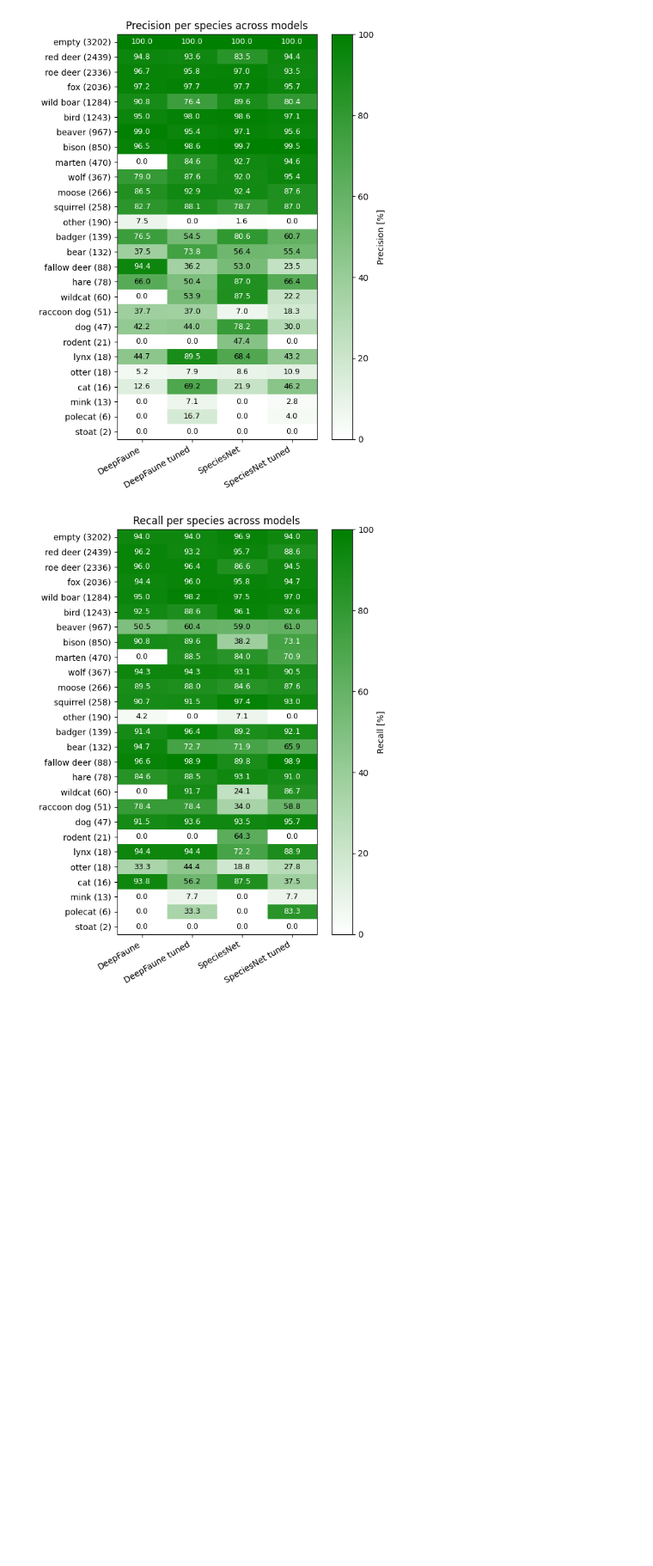
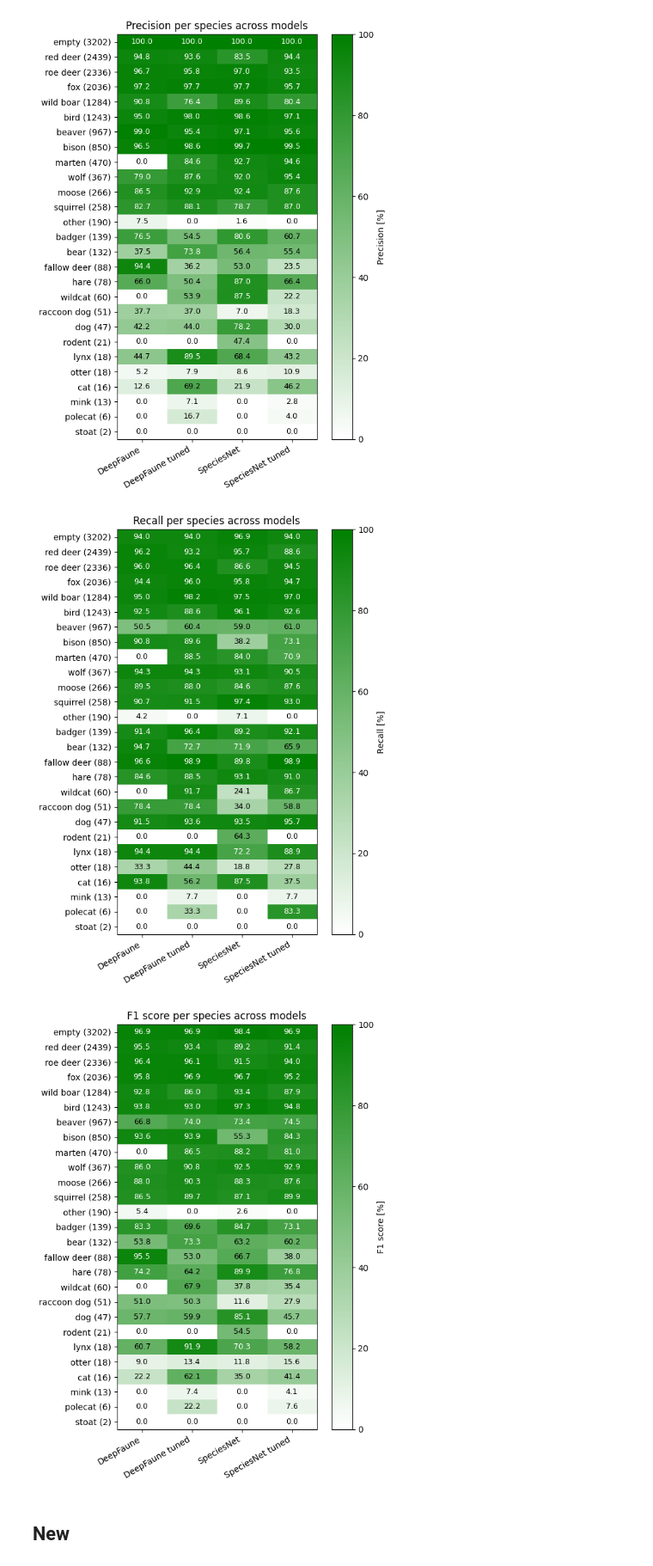
Before and after one commit to PLKplkPLK/mgr, a Jupyter notebook: 4_statistics_plots.ipynb, the cells around one changed output. Shown at 86% size. Drawn from its saved outputs; the diff is of its cells as text; code cells hidden in the pictures; blank space fills up the shorter version.

Commit message:
F1 score

```diff
--- a/4_statistics_plots.ipynb
+++ b/4_statistics_plots.ipynb
@@ -170,9 +170,9 @@ def precision_recall(df: pd.DataFrame):
 # Collect precision and recall data
 precisions = []
 recalls = []
+f1_scores = []
 
-for df, unify_results in zip(dfs, unify_functions):
-    print('ye')
+for df, unify_results, name in zip(dfs, unify_functions, ['DeepFaune', 'DeepFaune tuned', 'SpeciesNet', 'SpeciesNet tuned']):
     results = df
     if results.iloc[0,0].split('/')[1] != '..':
         results.image = '../' + results.image
@@ -182,25 +182,31 @@ for df, unify_results in zip(dfs, unify_functions):
     if merged.empty:
         raise ValueError('DF empty')
 
-    # non empty
     merged['model_correct'] = merged.detected_animal == merged.species
     merged_no_empty = merged[~((merged.detected_animal == 'empty') & (merged.species != 'empty'))]
 
-    from sklearn.metrics import precision_score, recall_score
+    from sklearn.metrics import precision_score, recall_score, f1_score
 
     y_true = merged_no_empty['species']
     y_pred = merged_no_empty['detected_animal']
 
     precision = precision_score(y_true, y_pred, average=None, labels=y_true.unique())
     recall = recall_score(y_true, y_pred, average=None, labels=y_true.unique())
+    f1 = f1_score(y_true, y_pred, average=None, labels=y_true.unique())
 
     metrics_per_species = pd.DataFrame({
         'species': y_true.unique(),
         'Precision [%]': (precision * 100).round(1),
         'Recall [%]': (recall * 100).round(1),
+        'F1 score [%]': (f1 * 100).round(1),
         'count': y_true.value_counts().loc[y_true.unique()].values
     }).sort_values('count', ascending=False)
 
+    # debug output
+    print(f"{name} metrics (first few rows):")
+    display(metrics_per_species.head())
+
     precisions.append(metrics_per_species.set_index('species')['Precision [%]'])
     recalls.append(metrics_per_species.set_index('species')['Recall [%]'])
+    f1_scores.append(metrics_per_species.set_index('species')['F1 score [%]'])
 # %% [output]
@@ -274,3 +304,38 @@ plt.savefig('results/combined_recalls.png', dpi=250)
 plt.show()
 # %% [output]
 [figure]
+# %%
+# Plot F1 score per species across models
+matrix_r = np.zeros((len(animals), len(dfs)))
+
+for col, f1_series in enumerate(f1_scores):
+    for species, value in f1_series.items():
+        if species in animals:
+            matrix_r[animals.index(species), col] = value
+
+# Create colormap from white to light green
+cmap = LinearSegmentedColormap.from_list("white_to_green", ["white", "green"])
+
+plt.figure(figsize=(6, 8))
+plt.imshow(matrix_r, cmap=cmap, vmin=0, vmax=100, aspect=0.3)
+plt.colorbar(label="F1 score [%]")
+
+plt.xticks(range(len(dfs)), ['DeepFaune', 'DeepFaune tuned', 'SpeciesNet', 'SpeciesNet tuned'],
+           rotation=30, ha='right')
+plt.yticks(range(len(animals)), animals_and_counts)
+
+# Add values
+for i in range(len(animals)):
+    for j in range(len(dfs)):
+        value = matrix_r[i, j]
+        plt.text(j, i, f"{value:.1f}", ha='center', va='center',
+                 color="black" if value < 70 else "white", fontsize=9)
+
+plt.title("F1 score per species across models")
+plt.tight_layout()
+plt.savefig('results/combined_f1_scores.png', dpi=250)
+plt.show()
+# %% [output]
+[figure, added]
+# %% [markdown]
+## New
```
Also changed, not shown: parts of 5 cells of this notebook, 1 other file.
